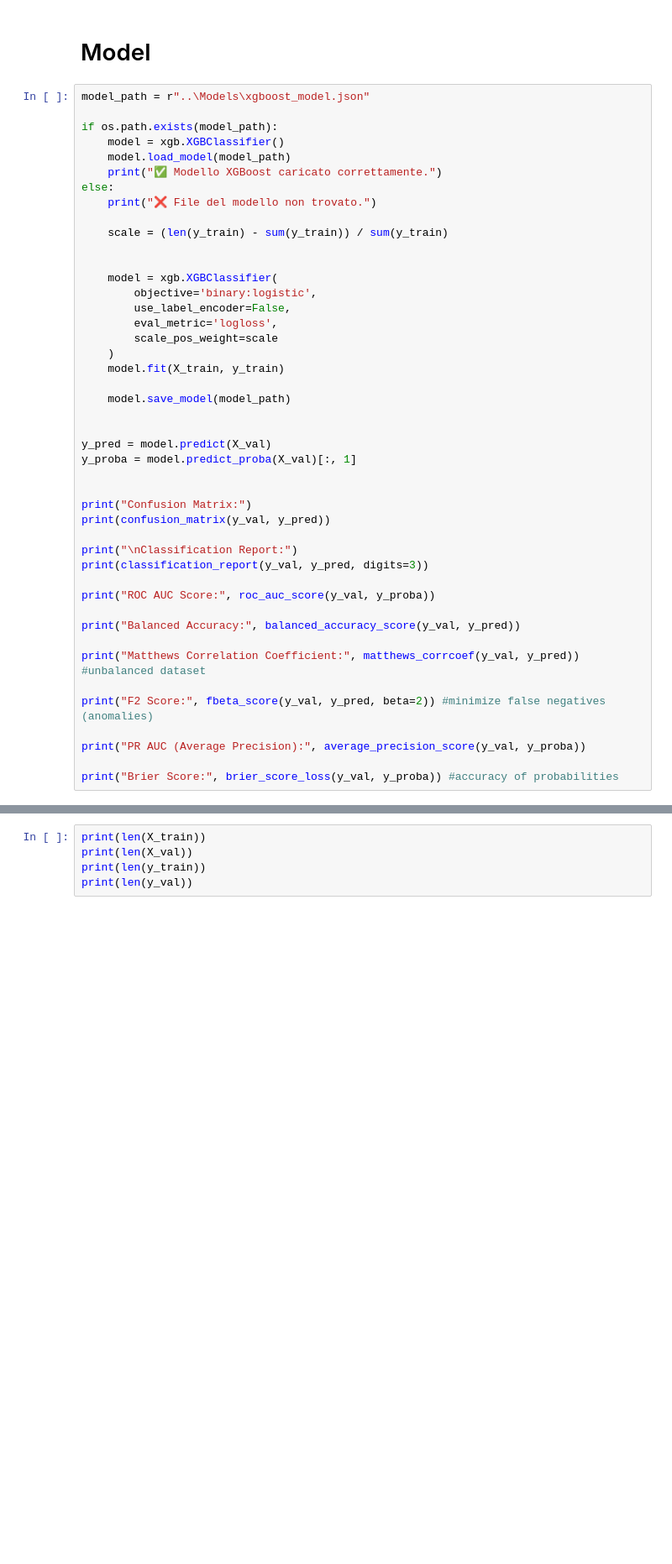
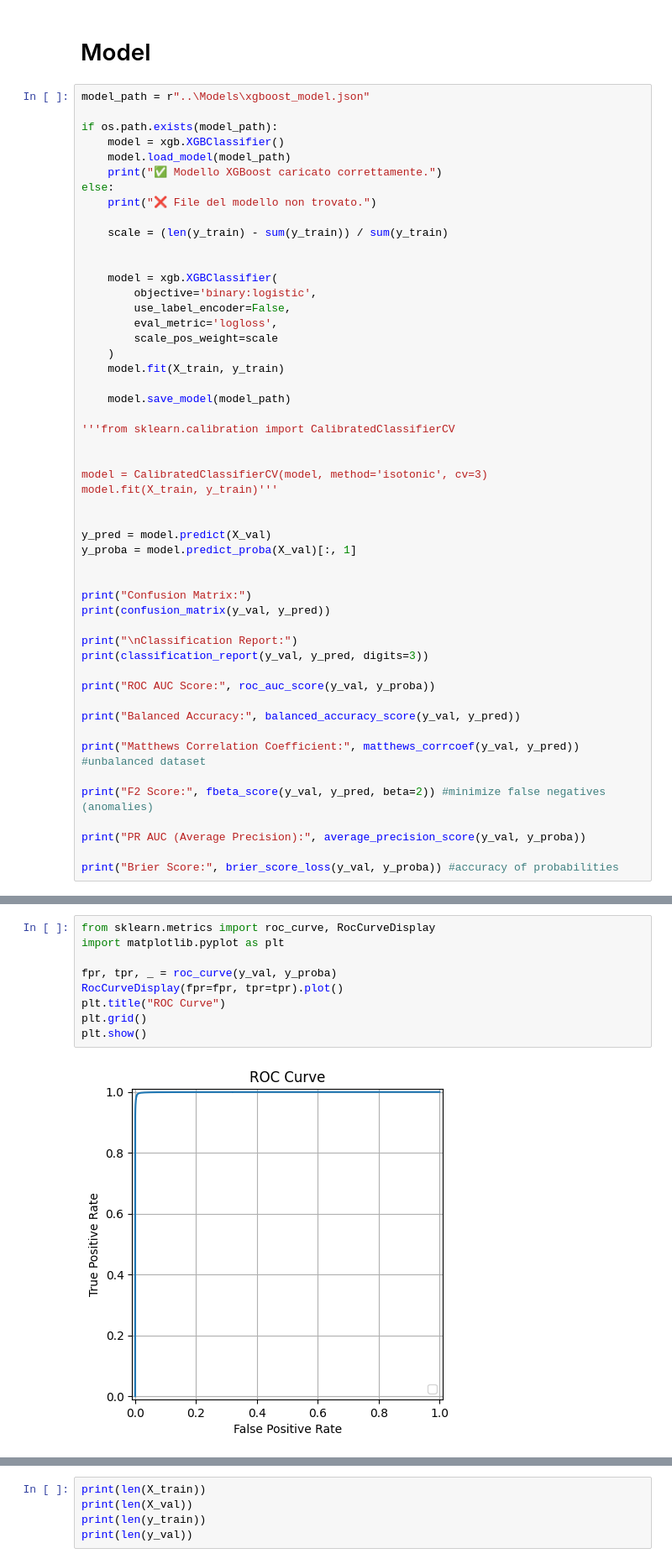
Before and after one commit to GionataGrotto/ESA_spacecraft_anomaly, a Jupyter notebook: Code/xgboost_model.ipynb, the cells around one changed output, grey strips where cells are left out. Shown: that part at 84% size. Cells and saved outputs as stored; diff of their text form; blank space fills up the shorter version.

Commit message:
possible calibration implementation

```diff
--- a/Code/xgboost_model.ipynb
+++ b/Code/xgboost_model.ipynb
@@ -56,6 +56,12 @@ else:
 
     model.save_model(model_path)
 
+'''from sklearn.calibration import CalibratedClassifierCV
+
+
+model = CalibratedClassifierCV(model, method='isotonic', cv=3)
+model.fit(X_train, y_train)'''
+
 
 y_pred = model.predict(X_val)
 y_proba = model.predict_proba(X_val)[:, 1]
@@ -98,0 +89,11 @@ Brier Score: 0.006327822715457097
+# %%
+from sklearn.metrics import roc_curve, RocCurveDisplay
+import matplotlib.pyplot as plt
+
+fpr, tpr, _ = roc_curve(y_val, y_proba)
+RocCurveDisplay(fpr=fpr, tpr=tpr).plot()
+plt.title("ROC Curve")
+plt.grid()
+plt.show()
+# %% [output]
+[figure, added]
```
Also changed, not shown: parts of 2 cells of this notebook.
